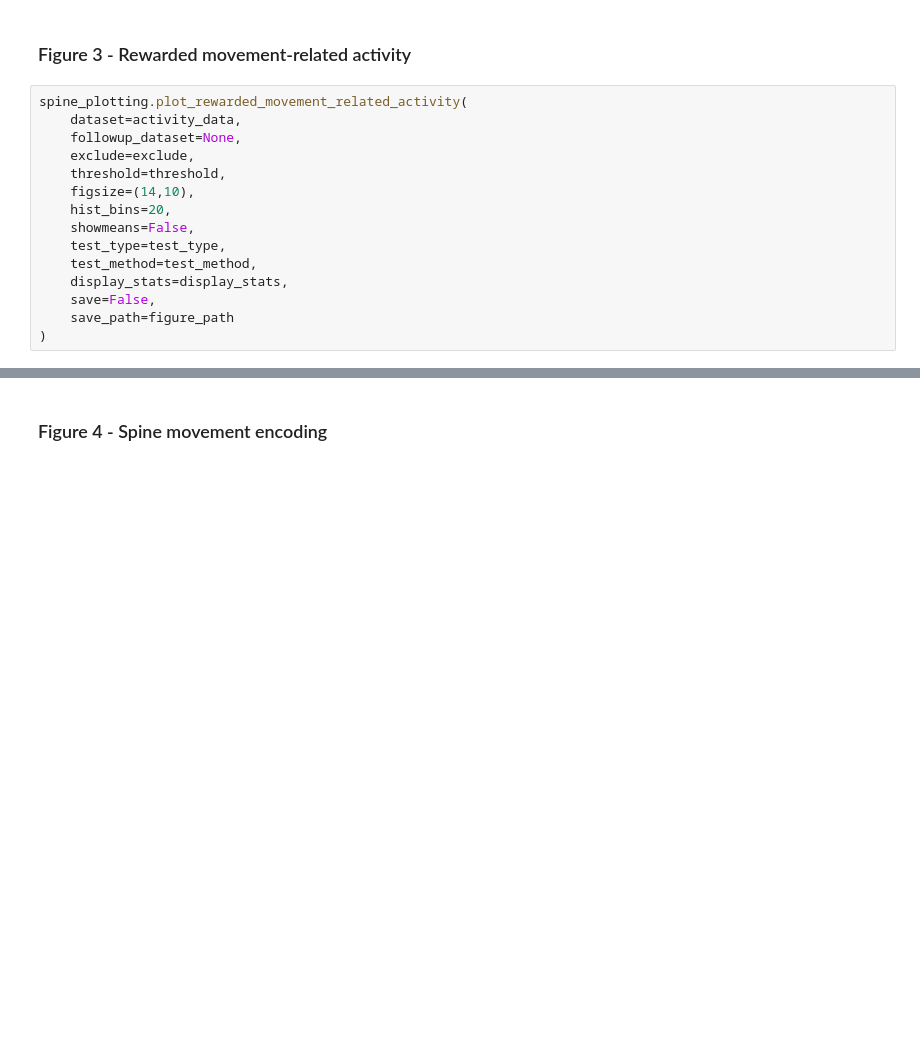
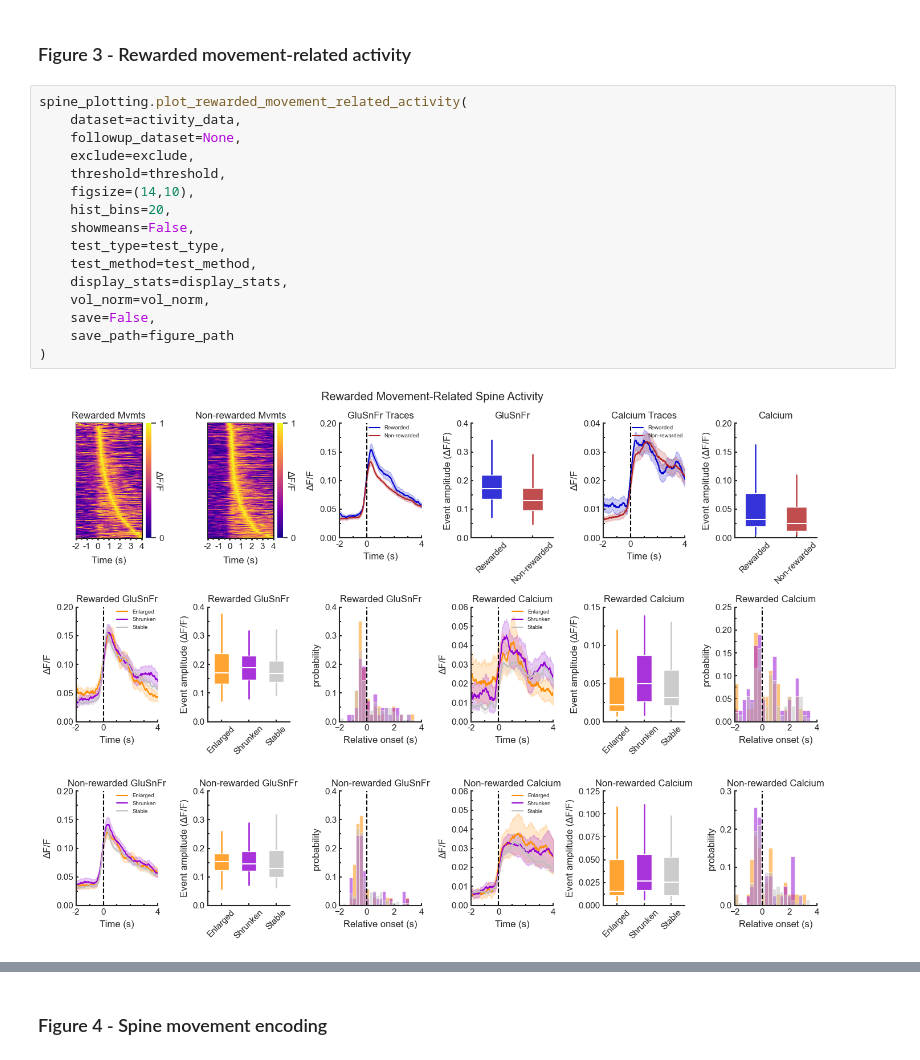
Before and after one commit to wjakewright/Lab_Analyses, a Jupyter notebook: Lab_Analyses/Spine_Analysis_v2/Apical_Coactivity_Analysis.ipynb, the cells around one changed output, grey strips where cells are left out. Drawn from its saved outputs; the diff is of its cells as text; blank space fills up the shorter version.

```diff
--- a/Lab_Analyses/Spine_Analysis_v2/Apical_Coactivity_Analysis.ipynb
+++ b/Lab_Analyses/Spine_Analysis_v2/Apical_Coactivity_Analysis.ipynb
@@ -247,15 +273,18 @@ spine_plotting.plot_movement_related_activity(
 # %%
 spine_plotting.plot_rewarded_movement_related_activity(
     dataset=activity_data,
     followup_dataset=None,
     exclude=exclude,
     threshold=threshold,
     figsize=(14,10),
     hist_bins=20,
     showmeans=False,
     test_type=test_type,
     test_method=test_method,
     display_stats=display_stats,
+    vol_norm=vol_norm,
     save=False,
     save_path=figure_path
 )
+# %% [output]
+[figure, added]
```
Also changed, not shown: parts of 20 cells of this notebook.
